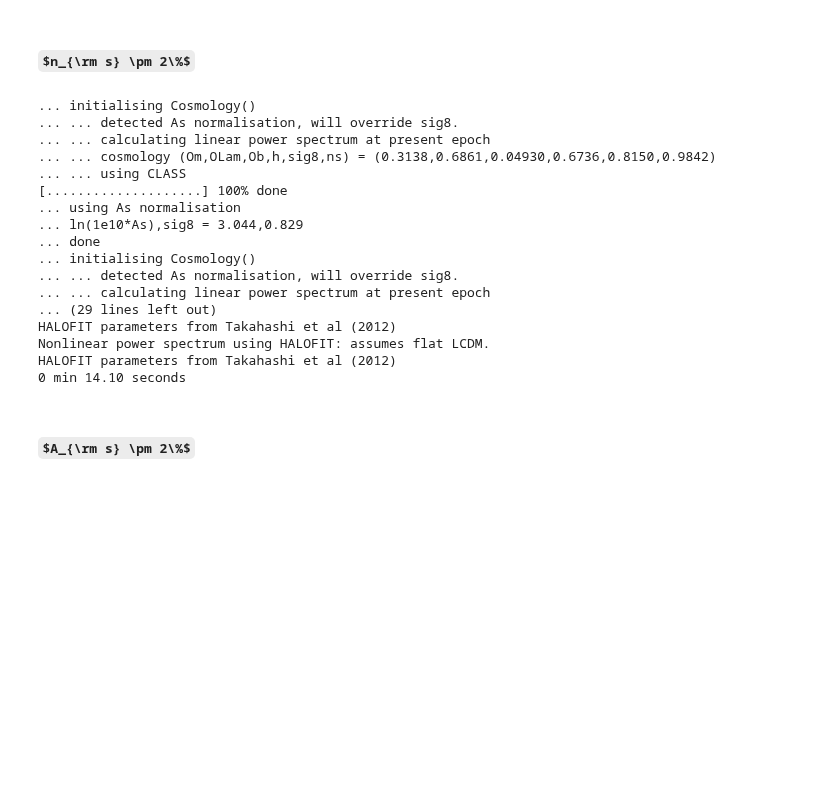
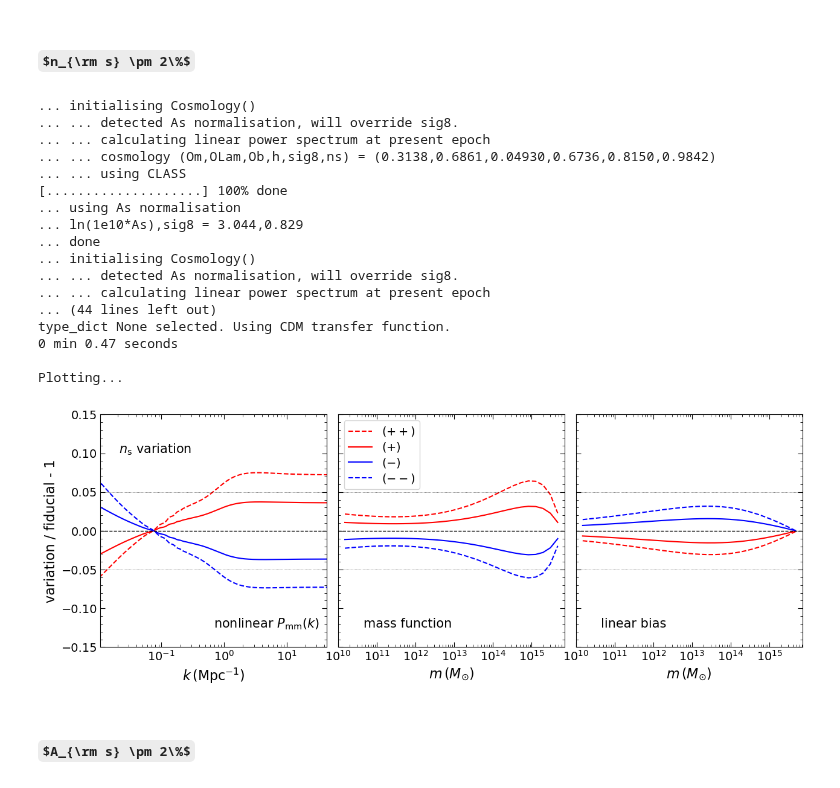
Before and after one commit to a-paranjape/sahyadri-sandbox, a Jupyter notebook: exploration/CosmoParamVariations.ipynb, the cells around one changed output. Saved outputs shown, nothing was run; the diff lists cells and outputs as text; code cells hidden in the pictures; some formulas as TeX source; blank space fills up the shorter version.

```diff
--- a/exploration/CosmoParamVariations.ipynb
+++ b/exploration/CosmoParamVariations.ipynb
@@ -160,37 +292,26 @@ HALOFIT parameters from Takahashi et al (2012)
 # %% [markdown]
 ## $n_{\rm s} \pm 2\%$
 # %%
-Dns = 0.02*co_fid.ns
-
-start_time = time()
-co_ns_p = Cosmology(Om=Om,Ob=Ob,Ok=Ok,hubble=h,ns=ns+Dns,As=As,wDE0=w0,Pklin=Pklin)
-co_ns_m = Cosmology(Om=Om,Ob=Ob,Ok=Ok,hubble=h,ns=ns-Dns,As=As,wDE0=w0,Pklin=Pklin)
-co_ns_pp = Cosmology(Om=Om,Ob=Ob,Ok=Ok,hubble=h,ns=ns+2*Dns,As=As,wDE0=w0,Pklin=Pklin)
-co_ns_mm = Cosmology(Om=Om,Ob=Ob,Ok=Ok,hubble=h,ns=ns-2*Dns,As=As,wDE0=w0,Pklin=Pklin)
-
-Dnl_ns_p = co_ns_p.nonlinearpower(model=1)
-Dnl_ns_pp = co_ns_pp.nonlinearpower(model=1)
-Dnl_ns_m = co_ns_m.nonlinearpower(model=1)
-Dnl_ns_mm = co_ns_mm.nonlinearpower(model=1)
-co_fid.time_this(start_time)
+vary_and_plot('ns',0.02*co_fid.ns,co_fid,mvals)
 # %% [output]
 ... initialising Cosmology()
 ... ... detected As normalisation, will override sig8.
 ... ... calculating linear power spectrum at present epoch
 ... ... cosmology (Om,OLam,Ob,h,sig8,ns) = (0.3138,0.6861,0.04930,0.6736,0.8150,0.9842)
 ... ... using CLASS
 [....................] 100% done
 ... using As normalisation
 ... ln(1e10*As),sig8 = 3.044,0.829
 ... done
 ... initialising Cosmology()
 ... ... detected As normalisation, will override sig8.
 ... ... calculating linear power spectrum at present epoch
-... (29 lines left out)
-HALOFIT parameters from Takahashi et al (2012)
-Nonlinear power spectrum using HALOFIT: assumes flat LCDM.
-HALOFIT parameters from Takahashi et al (2012)
-0 min 14.10 seconds
+... (44 lines left out)
+type_dict None selected. Using CDM transfer function.
+0 min 0.47 seconds
+
+Plotting...
+[figure, added]
 # %% [markdown]
 ## $A_{\rm s} \pm 2\%$
 # %%
```
Also changed, not shown: parts of 18 cells of this notebook.
